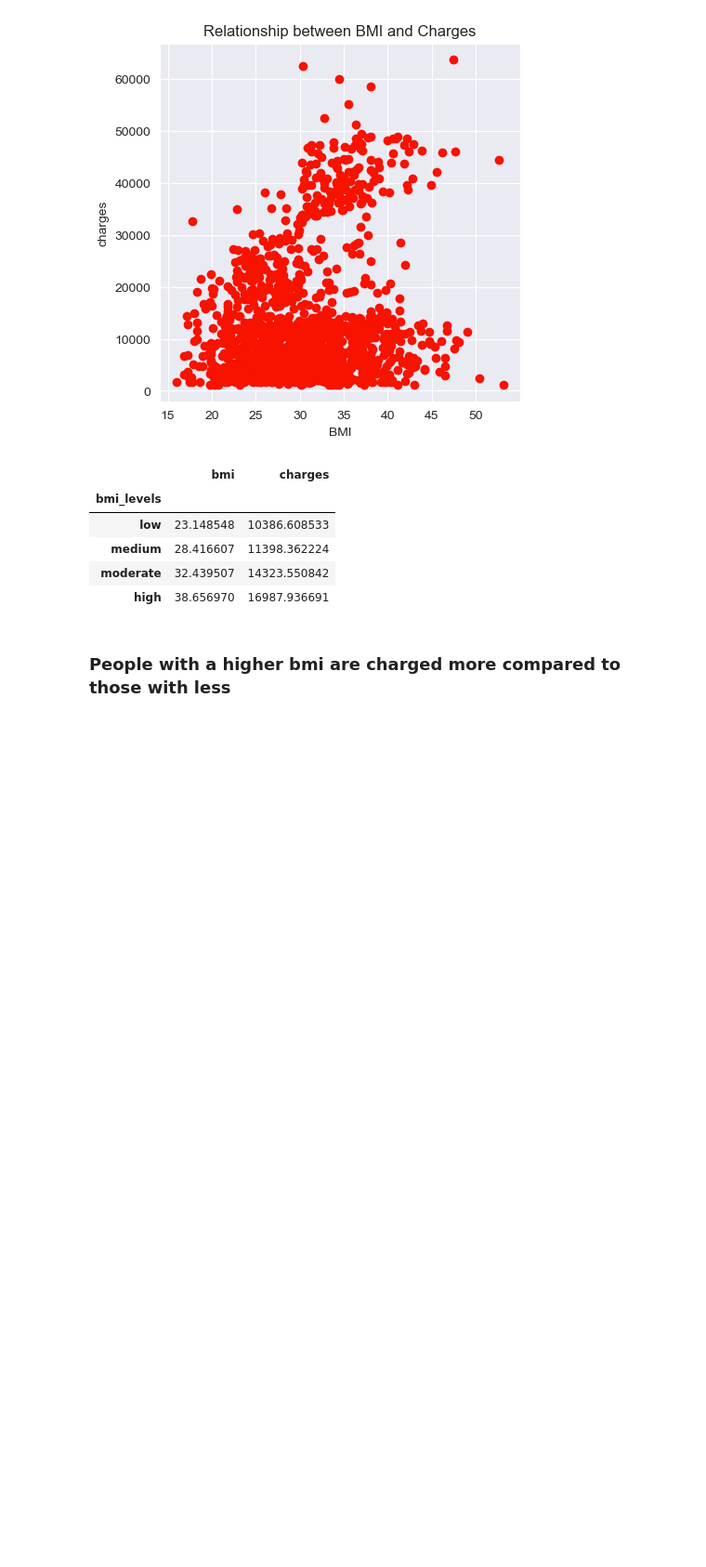
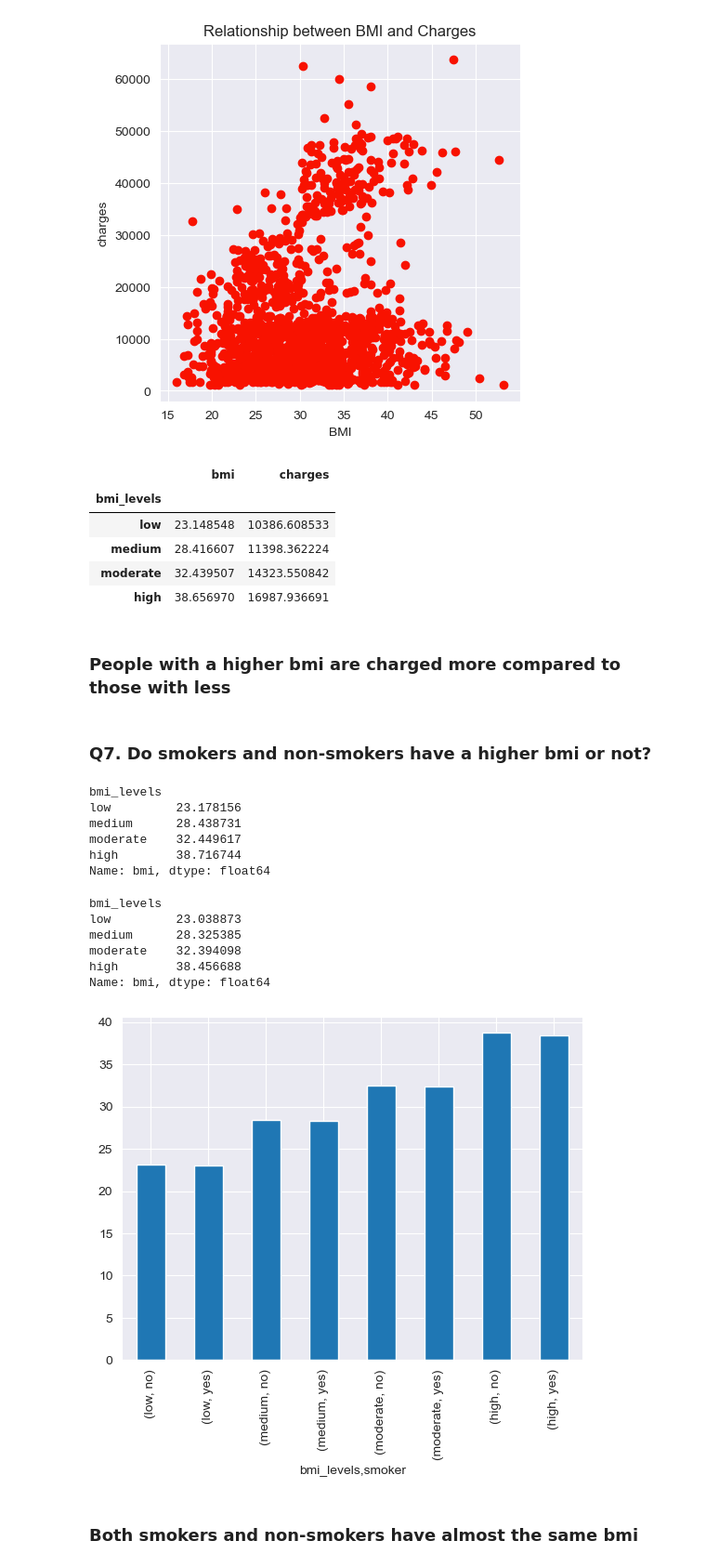
Before and after one commit to denzeil/Insurance-and-Churn-project, a Jupyter notebook: Insurance.ipynb, the cells around one changed output. Shown at 93% size. Saved outputs shown, nothing was run; the diff lists cells and outputs as text; code cells hidden in the pictures; blank space fills up the shorter version.

```diff
--- a/Insurance.ipynb
+++ b/Insurance.ipynb
@@ -274,3 +286,32 @@ insu_copy.groupby('bmi_levels')['bmi','charges'].mean()
 | high | 38.656970 | 16987.936691 |
 # %% [markdown]
 ### People with a higher bmi are charged more compared to those with less
+# %% [markdown]
+### Q7. Do smokers and non-smokers have a higher bmi or not?
+# %%
+#get the mean for non-smokers
+no.groupby('bmi_levels')['bmi'].mean()
+# %% [output]
+bmi_levels
+low         23.178156
+medium      28.438731
+moderate    32.449617
+high        38.716744
+Name: bmi, dtype: float64
+# %%
+#get the mean for smokers
+yes.groupby('bmi_levels')['bmi'].mean()
+# %% [output]
+bmi_levels
+low         23.038873
+medium      28.325385
+moderate    32.394098
+high        38.456688
+Name: bmi, dtype: float64
+# %%
+#Plot a bar graph comparing the bmi for smokers and non-smokers
+insu_copy.groupby(['bmi_levels','smoker'])['bmi'].mean().plot(kind='bar');
+# %% [output]
+[figure, added]
+# %% [markdown]
+### Both smokers and non-smokers have almost the same bmi
```
Also changed, not shown: parts of 22 cells of this notebook, 3 other files.
